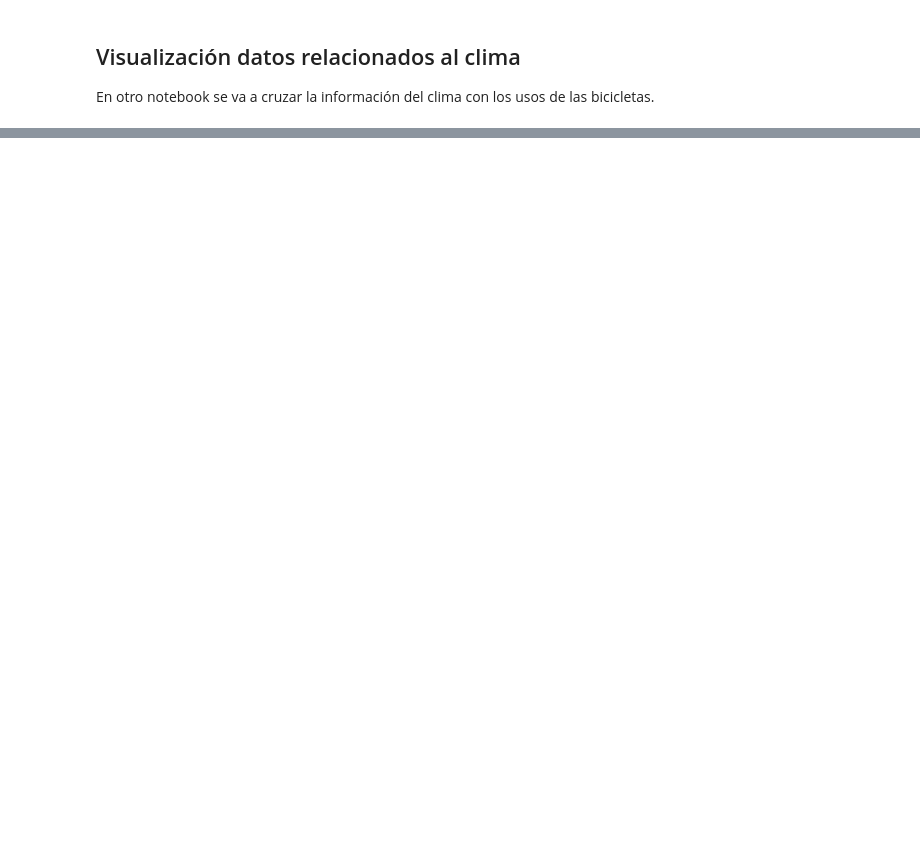
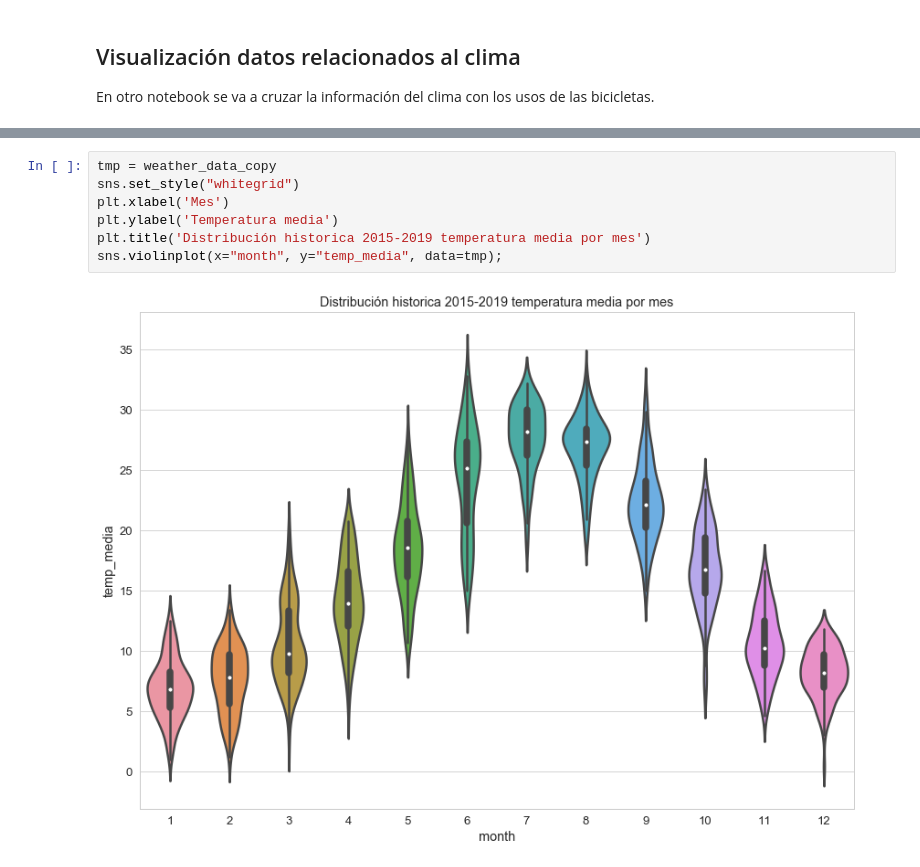
Before and after one commit to devgrla/bicimad, a Jupyter notebook: python/Clima Madrid.ipynb, the cells around one changed output, grey strips where cells are left out. Drawn from its saved outputs; the diff is of its cells as text; blank space fills up the shorter version.

```diff
--- a/python/Clima Madrid.ipynb
+++ b/python/Clima Madrid.ipynb
@@ -184,0 +213,9 @@ out = sns.scatterplot(x='precipitation', y='temp_media', data=weather_data, size
+# %%
+tmp = weather_data_copy
+sns.set_style("whitegrid")
+plt.xlabel('Mes')
+plt.ylabel('Temperatura media')
+plt.title('Distribución historica 2015-2019 temperatura media por mes')
+sns.violinplot(x="month", y="temp_media", data=tmp);
+# %% [output]
+[figure, added]
```
Also changed, not shown: parts of 11 cells of this notebook.
